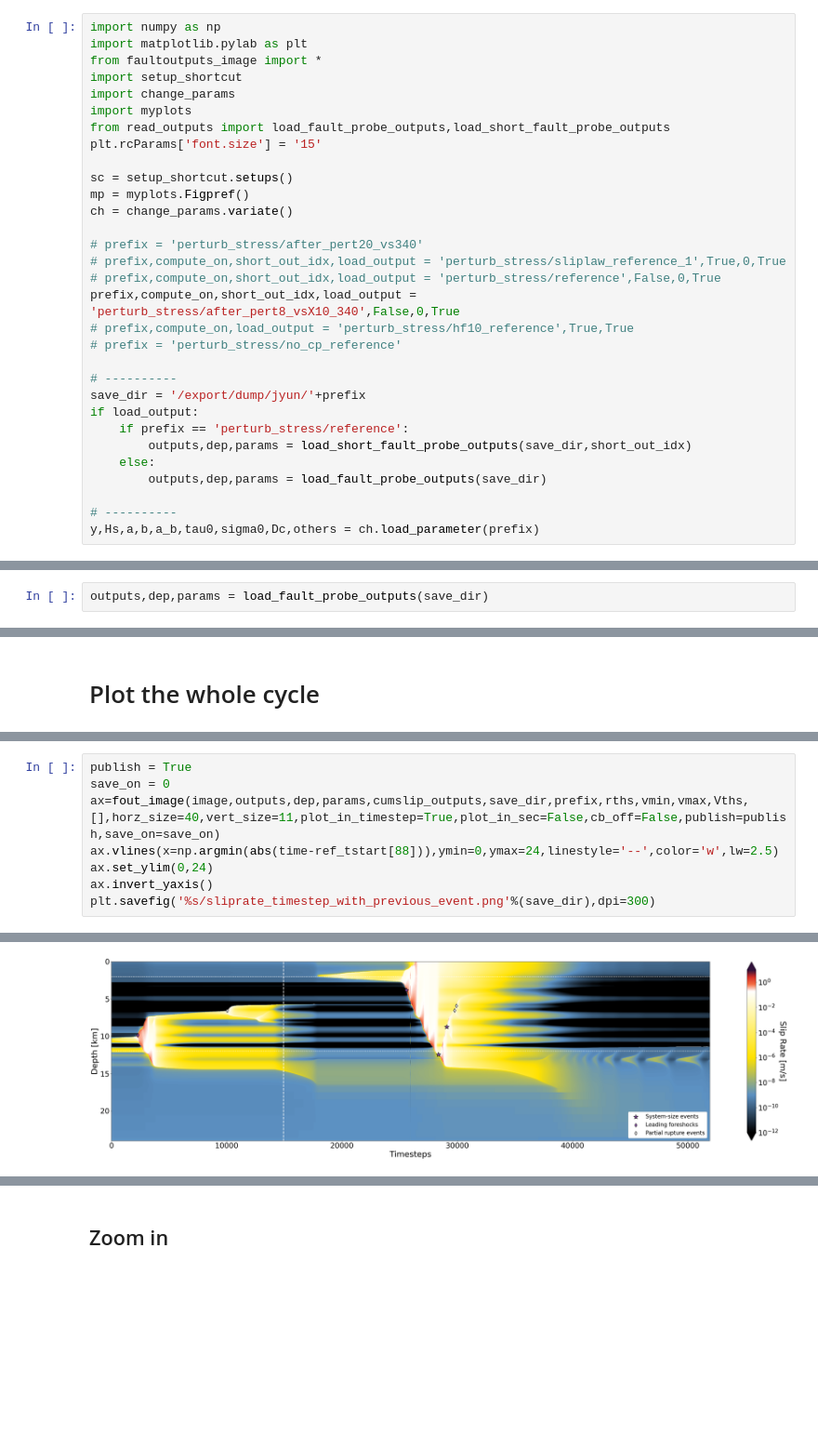
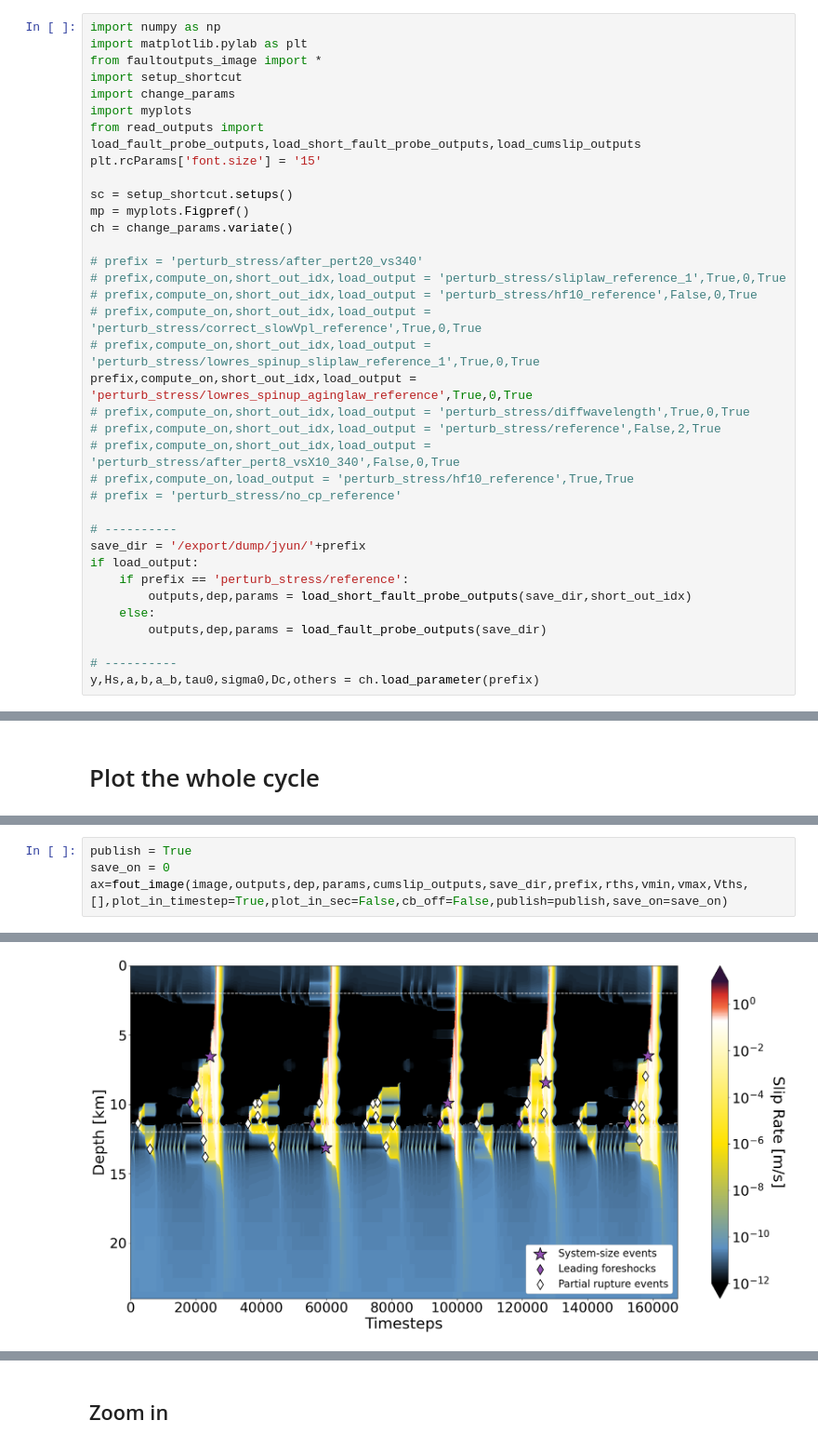
Before and after one commit to JeenaYun/jeena-tandem, a Jupyter notebook: scripts/event_inspection.ipynb, the cells around one changed output, grey strips where cells are left out. Shown: that part at 93% size. Drawn from its saved outputs; the diff is of its cells as text; blank space fills up the shorter version.

```diff
--- a/scripts/event_inspection.ipynb
+++ b/scripts/event_inspection.ipynb
@@ -11,7 +11,7 @@ from faultoutputs_image import *
 import setup_shortcut
 import change_params
 import myplots
-from read_outputs import load_fault_probe_outputs,load_short_fault_probe_outputs
+from read_outputs import load_fault_probe_outputs,load_short_fault_probe_outputs,load_cumslip_outputs
 plt.rcParams['font.size'] = '15'
 
 sc = setup_shortcut.setups()
@@ -20,8 +20,13 @@ ch = change_params.variate()
 
 # prefix = 'perturb_stress/after_pert20_vs340'
 # prefix,compute_on,short_out_idx,load_output = 'perturb_stress/sliplaw_reference_1',True,0,True
-# prefix,compute_on,short_out_idx,load_output = 'perturb_stress/reference',False,0,True
-prefix,compute_on,short_out_idx,load_output = 'perturb_stress/after_pert8_vsX10_340',False,0,True
+# prefix,compute_on,short_out_idx,load_output = 'perturb_stress/hf10_reference',False,0,True
+# prefix,compute_on,short_out_idx,load_output = 'perturb_stress/correct_slowVpl_reference',True,0,True
+# prefix,compute_on,short_out_idx,load_output = 'perturb_stress/lowres_spinup_sliplaw_reference_1',True,0,True
+prefix,compute_on,short_out_idx,load_output = 'perturb_stress/lowres_spinup_aginglaw_reference',True,0,True
+# prefix,compute_on,short_out_idx,load_output = 'perturb_stress/diffwavelength',True,0,True
+# prefix,compute_on,short_out_idx,load_output = 'perturb_stress/reference',False,2,True
+# prefix,compute_on,short_out_idx,load_output = 'perturb_stress/after_pert8_vsX10_340',False,0,True
 # prefix,compute_on,load_output = 'perturb_stress/hf10_reference',True,True
 # prefix = 'perturb_stress/no_cp_reference'
 
@@ -44,5 +53,3 @@ No parameters changed - returning regular output
-# %%
-outputs,dep,params = load_fault_probe_outputs(save_dir)
 # %% [markdown]
 ## Load variables
 # %%
@@ -787,11 +731,7 @@ save_dir
 # %%
 publish = True
 save_on = 0
-ax=fout_image(image,outputs,dep,params,cumslip_outputs,save_dir,prefix,rths,vmin,vmax,Vths,[],horz_size=40,vert_size=11,plot_in_timestep=True,plot_in_sec=False,cb_off=False,publish=publish,save_on=save_on)
-ax.vlines(x=np.argmin(abs(time-ref_tstart[88])),ymin=0,ymax=24,linestyle='--',color='w',lw=2.5)
-ax.set_ylim(0,24)
-ax.invert_yaxis()
-plt.savefig('%s/sliprate_timestep_with_previous_event.png'%(save_dir),dpi=300)
+ax=fout_image(image,outputs,dep,params,cumslip_outputs,save_dir,prefix,rths,vmin,vmax,Vths,[],plot_in_timestep=True,plot_in_sec=False,cb_off=False,publish=publish,save_on=save_on)
 # %% [output]
 Full image
 Plot in time steps
@@ -801 +744 @@ might not be a fractal model - returning None
-[figure, old version]
+[figure, new version]
```
Also changed, not shown: parts of 21 cells of this notebook, 35 other files.
